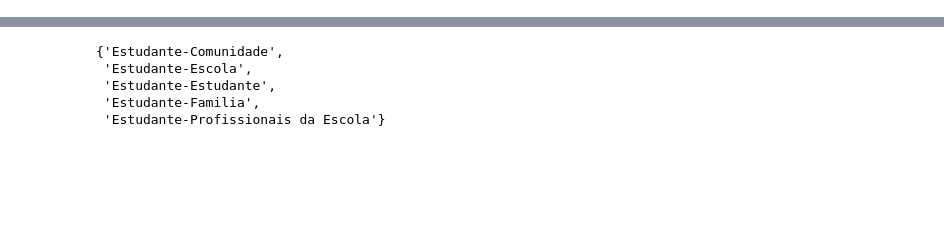
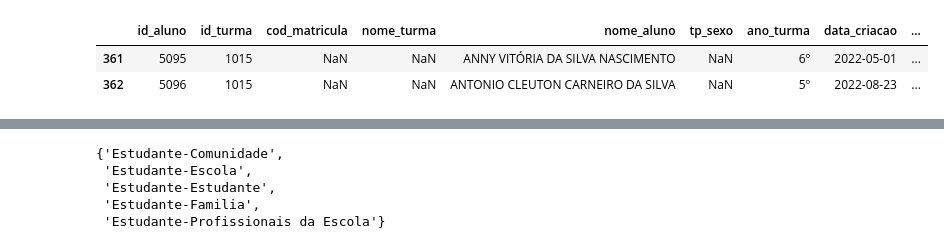
Before and after one commit to eltonsarmanho/AnaliseExploratoriaSAP, a Jupyter notebook: AnaliseExploratoriaSAP.ipynb, the cells around one changed output, grey strips where cells are left out. Drawn from its saved outputs; the diff is of its cells as text; code cells hidden in the pictures; blank space fills up the shorter version.

```diff
--- a/AnaliseExploratoriaSAP.ipynb
+++ b/AnaliseExploratoriaSAP.ipynb
@@ -31,0 +95,6 @@ df = connection(sql_fatores_escola)
+# %%
+data_aluno_turma[data_aluno_turma['id_escola']==11000058]
+# %% [output]
+|  | id_aluno | id_turma | cod_matricula | nome_turma | nome_aluno | tp_sexo | ano_turma | data_criacao | ... |
+| 361 | 5095 | 1015 | NaN | NaN | ANNY VITÓRIA DA SILVA NASCIMENTO | NaN | 6º | 2022-05-01 | ... |
+| 362 | 5096 | 1015 | NaN | NaN | ANTONIO CLEUTON CARNEIRO DA SILVA | NaN | 5º | 2022-08-23 | ... |
```
Also changed, not shown: parts of 27 cells of this notebook.
